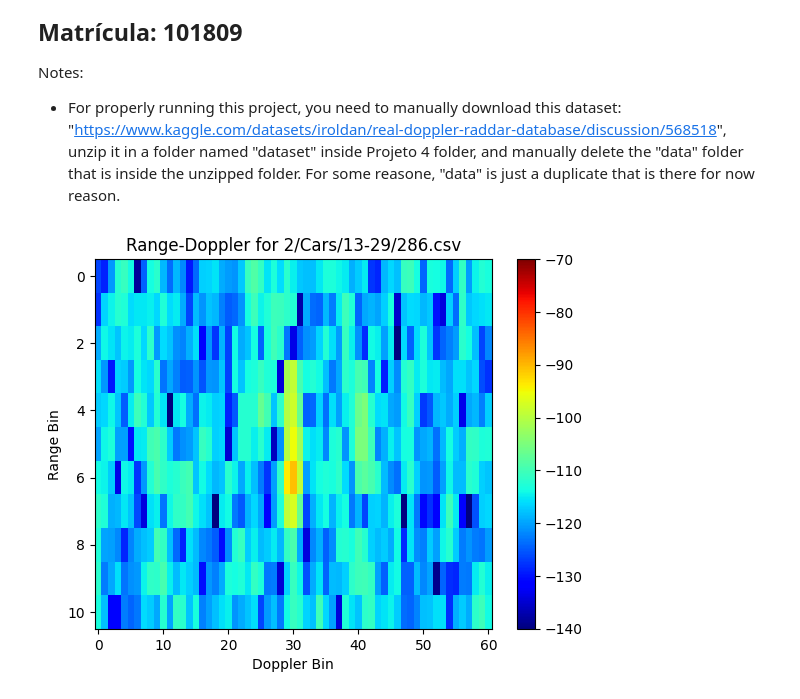
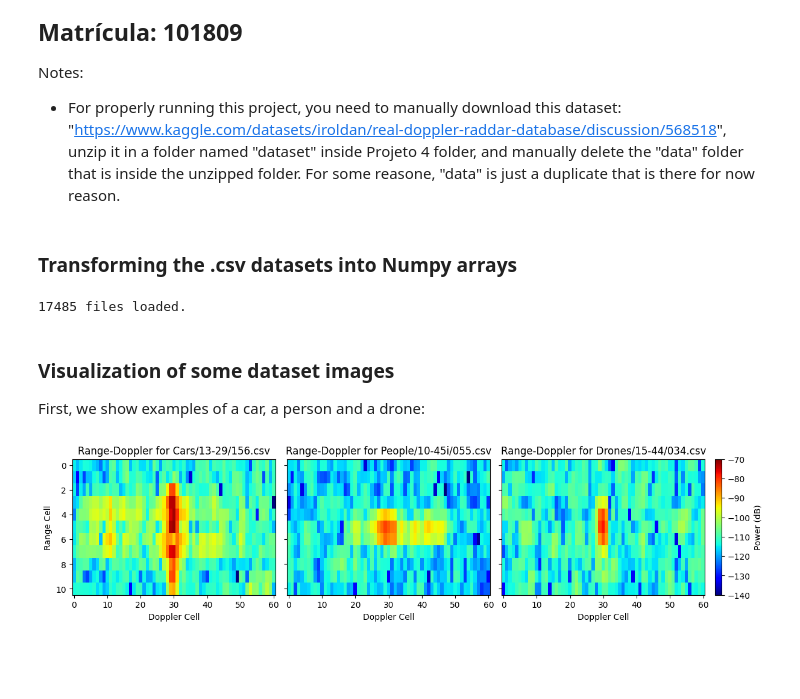
Before and after one commit to rodrigodelimaf/PDS-Redes-Neurais-ITA, a Jupyter notebook: Projeto 4/rodrigo_proj4.ipynb, the cells around one changed output. Saved outputs shown, nothing was run; the diff lists cells and outputs as text; code cells hidden in the pictures; blank space fills up the shorter version.

Commit message:
Added dataset visualization plots.

```diff
--- a/Projeto 4/rodrigo_proj4.ipynb
+++ b/Projeto 4/rodrigo_proj4.ipynb
@@ -5,6 +5,8 @@
 
 Notes:
 - For properly running this project, you need to manually download this dataset: "https://www.kaggle.com/datasets/iroldan/real-doppler-raddar-database/discussion/568518", unzip it in a folder named "dataset" inside Projeto 4 folder, and manually delete the "data" folder that is inside the unzipped folder. For some reasone, "data" is just a duplicate that is there for now reason.
+# %% [markdown]
+### Transforming the .csv datasets into Numpy arrays
 # %%
 import kagglehub
 from pathlib import Path
@@ -13,11 +15,6 @@ import matplotlib.pyplot as plt # graph plotting
 import pandas as pd # data processing, CSV file I/O (e.g. pd.read_csv)
 import os
 
-# You can write up to 5GB to the current directory (/kaggle/working/) that gets preserved as output when you create a version using "Save & Run All"
-# You can also write temporary files to /kaggle/temp/, but they won't be saved outside of the current session
-# Input data files are available in the read-only "../input/" directory
-
-# Download latest version
 root = Path("dataset")
 
 CLASS = {'Cars':0, 'Drones': 1, 'People':2}
@@ -27,7 +24,7 @@ files = [p for p in root.rglob("*.csv") if p.parent.parent.name in CLASS]
 
 # read
 imgs  = [pd.read_csv(p, header=None).to_numpy() for p in files]
-labels = np.fromiter((CLASS[p.parent.name] for p in files), dtype=np.int64)
+labels = np.fromiter((CLASS[p.parent.parent.name] for p in files), dtype=np.int64)
 paths  = np.array([str(p.relative_to(root)) for p in files])
 
 # if all images are same shape, stack to one array (faster & smaller)
@@ -36,15 +33,34 @@ y = labels
 d = paths
 
 print(len(files), "files loaded.")
+# %% [output]
+17485 files loaded.
+# %% [markdown]
+### Visualization of some dataset images
+First, we show examples of a car, a person and a drone:
 # %%
-fig = plt.figure()
-ax = plt.axes()
-img = ax.imshow(list_of_img[4], vmin=-140, vmax=-70, cmap='jet')
-plt.title('Range-Doppler for {}'.format(list_of_file[4]))
-plt.axis('tight')
-plt.ylabel('Range Bin')
-plt.xlabel('Doppler Bin')
-plt.colorbar(img)
+import matplotlib.pyplot as plt
+from matplotlib.cm import ScalarMappable
+from matplotlib.colors import Normalize
+
+idxs = [100, 6100, 14100]
+labels = ["Cars", "People", "Drones"]
+
+vmin, vmax = -140, -70
+norm = Normalize(vmin=vmin, vmax=vmax)
+
+fig, axes = plt.subplots(1, 3, figsize=(12, 3), constrained_layout=True, sharey=True)
+
+for ax, i in zip(axes, idxs):
+    im = ax.imshow(x[i], cmap='jet', norm=norm)
+    ax.set_aspect('auto')              # <-- allow non-square pixels
+    ax.set_title(f'Range-Doppler for {paths[i]}')
+    ax.set_xlabel('Doppler Cell')
+axes[0].set_ylabel('Range Cell')
+
+sm = ScalarMappable(norm=norm, cmap='jet'); sm.set_array([])
+fig.colorbar(sm, ax=axes, location='right', fraction=0.046, pad=0.01, label='Power (dB)')
+
 plt.show()
 # %% [output]
-[figure, old version]
+[figure, new version]
```
Also changed, not shown: parts of 3 cells of this notebook.
